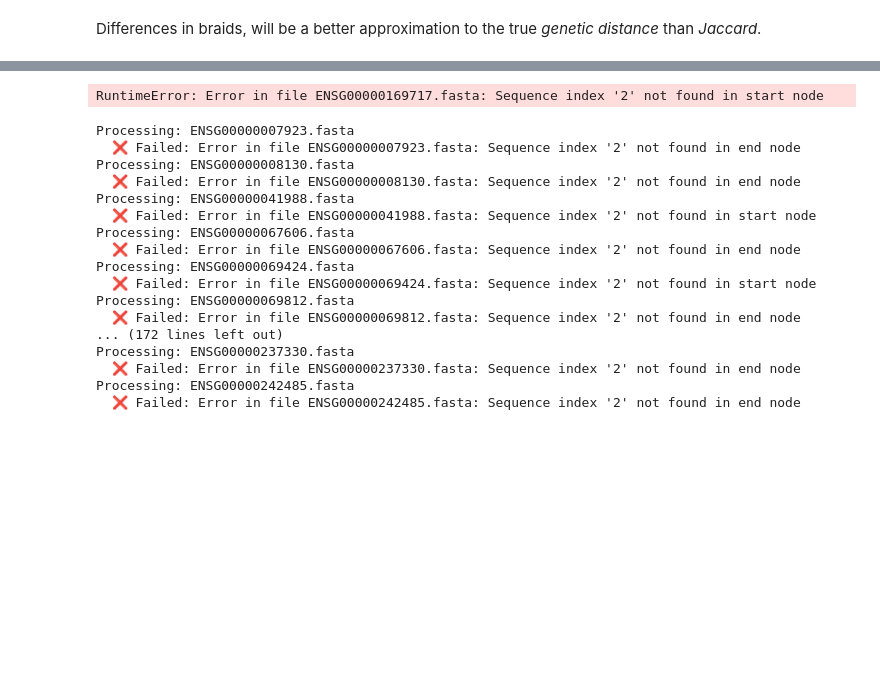
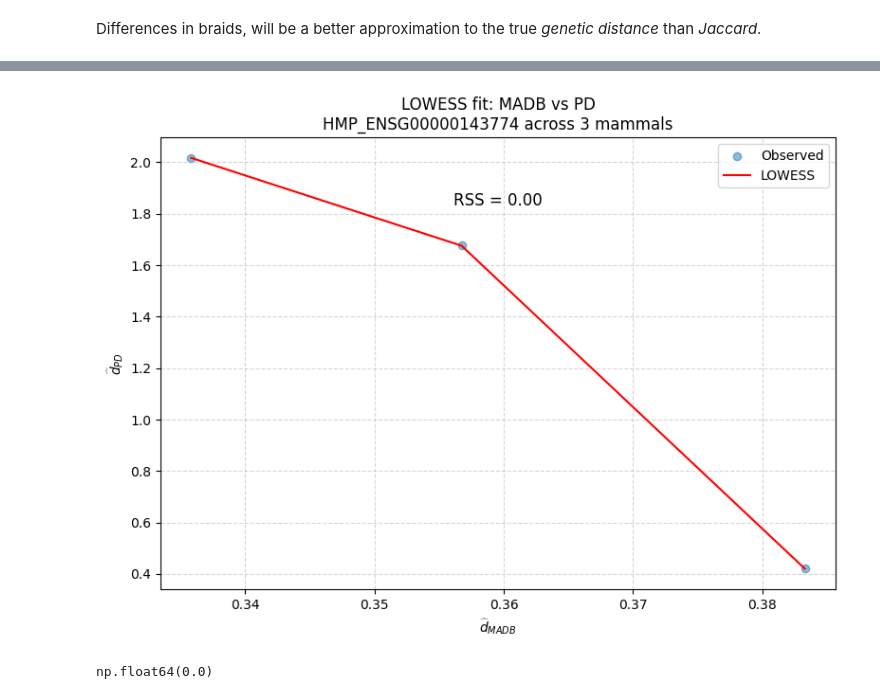
Before and after one commit to khiron/slideshows, a Jupyter notebook: experiments/2/experiment2.ipynb, the cells around one changed output, grey strips where cells are left out. Saved outputs shown, nothing was run; the diff lists cells and outputs as text; code cells hidden in the pictures; blank space fills up the shorter version.

```diff
--- a/experiments/2/experiment2.ipynb
+++ b/experiments/2/experiment2.ipynb
@@ -81,6 +81,7 @@ ValueError: Sequence index '2' not found in end node
 from pathlib import Path
 from typing import Optional
 import cogent3
+from madb.debruijngraph import make_graph
 import numpy as np
 import matplotlib.pyplot as plt
 import statsmodels.api as sm
@@ -162,38 +163,24 @@ def plot_madb_vs_pd(fasta_file: Path, output_dir: Optional[Path] = None, show_pl
 
     except Exception as e:
         raise RuntimeError(f"Error in file {fasta_file.name}: {e}")
-
-rss = plot_madb_vs_pd(fasta_dir / f'{ensembl_id}.fasta', output_dir=Path("../../slideshows/images"), show_plot=False)
-# %% [output]
-RuntimeError: Error in file ENSG00000169717.fasta: Sequence index '2' not found in start node
 # %%
 good_files = []
 bad_files = []
 
-for fasta_file in fasta_dir.glob("*.fasta"):
-    try:
-        print(f"Processing: {fasta_file.name}")
-        rss = plot_madb_vs_pd(fasta_file, output_dir=Path("../../slideshows/images"), show_plot=False)
-        print(f"  ✅ Success: RSS = {rss:.2f}")
-        good_files.append((fasta_file.name, rss))
-    except Exception as err:
-        print(f"  ❌ Failed: {err}")
-        bad_files.append((fasta_file.name, str(err)))
+hcp_dir = Path("../data/hcm")
+fasta_file = hcp_dir / "HMP_ENSG00000143774.fa"
+
+plot_madb_vs_pd(fasta_file, output_dir=Path("../../slideshows/images"), show_plot=True)
+
+# for fasta_file in hcp_dir.glob("*.fa"):
+#     try:
+#         print(f"Processing: {fasta_file.name}")
+#         rss = plot_madb_vs_pd(fasta_file, output_dir=Path("../../slideshows/images"), show_plot=True)
+#         print(f"  ✅ Success: RSS = {rss:.2f}")
+#         good_files.append((fasta_file.name, rss))
+#     except Exception as err:
+#         print(f"  ❌ Failed: {err}")
+#         bad_files.append((fasta_file.name, str(err)))
 # %% [output]
+[figure, added]
-Processing: ENSG00000007923.fasta
-  ❌ Failed: Error in file ENSG00000007923.fasta: Sequence index '2' not found in end node
-Processing: ENSG00000008130.fasta
-  ❌ Failed: Error in file ENSG00000008130.fasta: Sequence index '2' not found in end node
-Processing: ENSG00000041988.fasta
-  ❌ Failed: Error in file ENSG00000041988.fasta: Sequence index '2' not found in start node
-Processing: ENSG00000067606.fasta
-  ❌ Failed: Error in file ENSG00000067606.fasta: Sequence index '2' not found in end node
-Processing: ENSG00000069424.fasta
-  ❌ Failed: Error in file ENSG00000069424.fasta: Sequence index '2' not found in start node
-Processing: ENSG00000069812.fasta
-  ❌ Failed: Error in file ENSG00000069812.fasta: Sequence index '2' not found in end node
-... (172 lines left out)
-Processing: ENSG00000237330.fasta
-  ❌ Failed: Error in file ENSG00000237330.fasta: Sequence index '2' not found in end node
-Processing: ENSG00000242485.fasta
-  ❌ Failed: Error in file ENSG00000242485.fasta: Sequence index '2' not found in end node
+np.float64(0.0)
```
Also changed, not shown: parts of 3 cells of this notebook, 3 other files.
